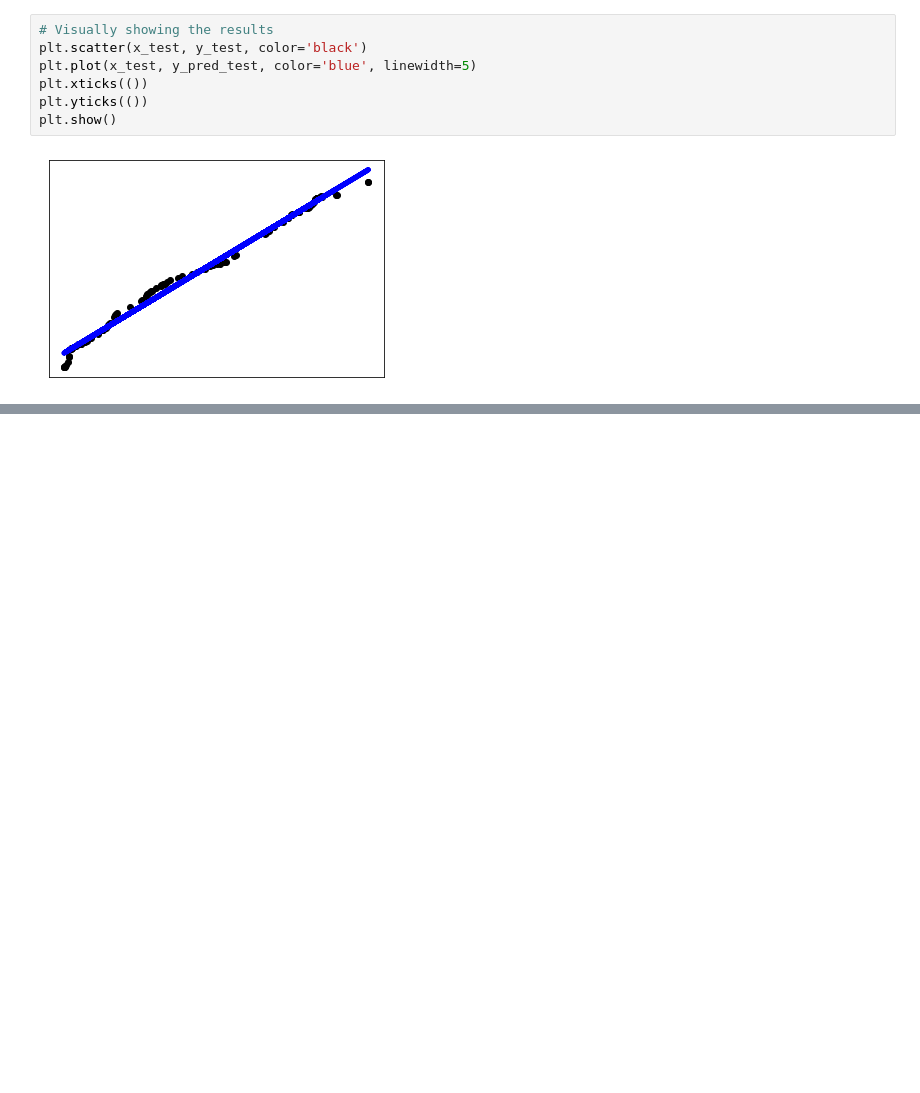
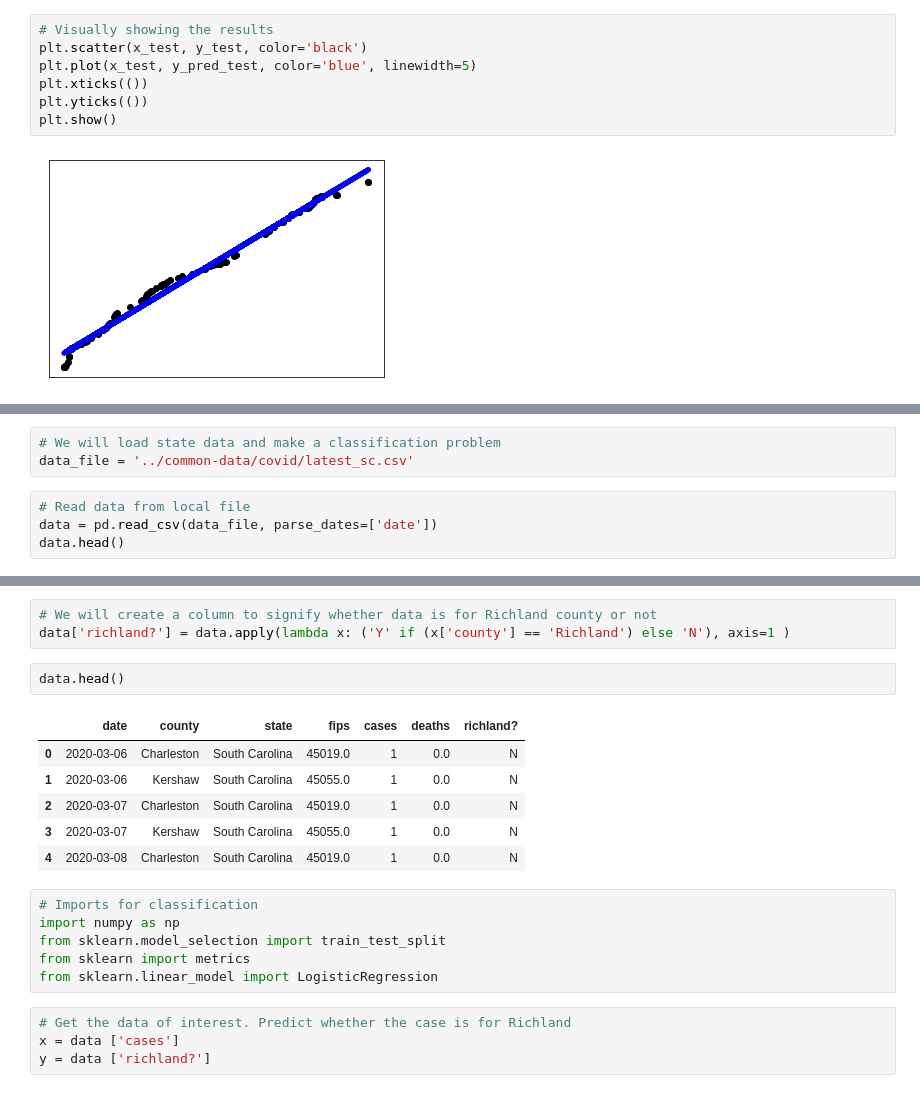
Before and after one commit to biplav-s/course-tai, a Jupyter notebook: sample-code/l4-l5-supervised-ml/Supervised-Regression-Classification.ipynb, the cells around one changed output, grey strips where cells are left out. Saved outputs shown, nothing was run; the diff lists cells and outputs as text; blank space fills up the shorter version.

Commit message:
l4 code classification

```diff
--- a/sample-code/l4-l5-supervised-ml/Supervised-Regression.ipynb
+++ b/sample-code/l4-l5-supervised-ml/Supervised-Regression-Classification.ipynb
@@ -98,0 +102,7 @@ plt.show()
+# %%
+# We will load state data and make a classification problem
+data_file = '../common-data/covid/latest_sc.csv'
+# %%
+# Read data from local file
+data = pd.read_csv(data_file, parse_dates=['date'])
+data.head()
@@ -98,0 +116,22 @@ plt.show()
+# %%
+# We will create a column to signify whether data is for Richland county or not
+data['richland?'] = data.apply(lambda x: ('Y' if (x['county'] == 'Richland') else 'N'), axis=1 )
+# %%
+data.head()
+# %% [output]
+|  | date | county | state | fips | cases | deaths | richland? |
+| 0 | 2020-03-06 | Charleston | South Carolina | 45019.0 | 1 | 0.0 | N |
+| 1 | 2020-03-06 | Kershaw | South Carolina | 45055.0 | 1 | 0.0 | N |
+| 2 | 2020-03-07 | Charleston | South Carolina | 45019.0 | 1 | 0.0 | N |
+| 3 | 2020-03-07 | Kershaw | South Carolina | 45055.0 | 1 | 0.0 | N |
+| 4 | 2020-03-08 | Charleston | South Carolina | 45019.0 | 1 | 0.0 | N |
+# %%
+# Imports for classification
+import numpy as np
+from sklearn.model_selection import train_test_split
+from sklearn import metrics
+from sklearn.linear_model import LogisticRegression
+# %%
+# Get the data of interest. Predict whether the case is for Richland
+x = data ['cases']
+y = data ['richland?']
```
Also changed, not shown: parts of 15 cells of this notebook.
